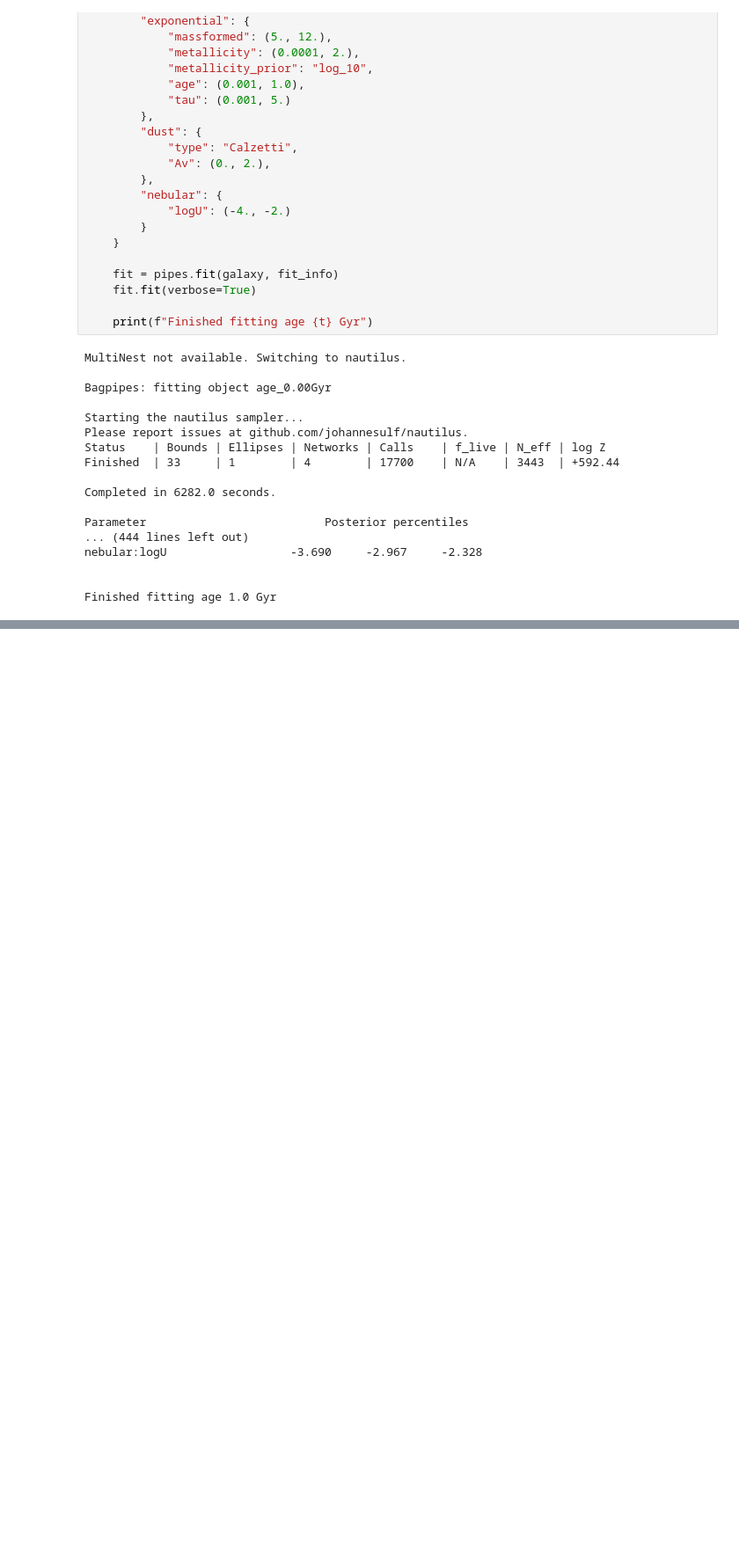
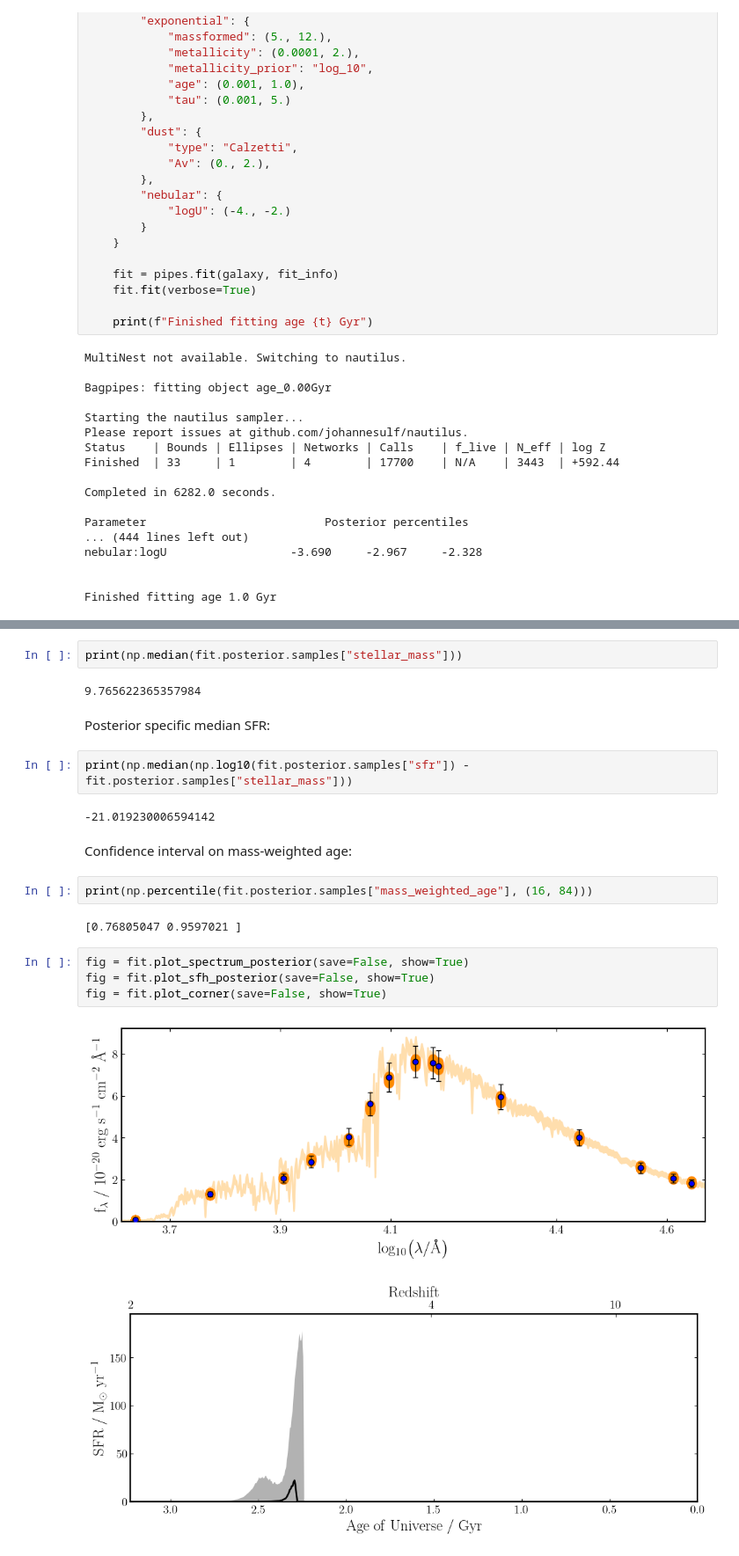
Before and after one commit to abbycrowther/star-formation-histories, a Jupyter notebook: Code/fitting_photometry.ipynb, the cells around one changed output, grey strips where cells are left out. Shown at 88% size. Saved outputs shown, nothing was run; the diff lists cells and outputs as text; blank space fills up the shorter version.

Commit message:
analysis of posterior ino

```diff
--- a/Code/fitting_photometry.ipynb
+++ b/Code/fitting_photometry.ipynb
@@ -370,0 +398,23 @@ Finished fitting age 1.0 Gyr
+# %%
+print(np.median(fit.posterior.samples["stellar_mass"]))
+# %% [output]
+9.765622365357984
+# %% [markdown]
+Posterior specific median SFR:
+# %%
+print(np.median(np.log10(fit.posterior.samples["sfr"]) - fit.posterior.samples["stellar_mass"]))
+# %% [output]
+-21.019230006594142
+# %% [markdown]
+Confidence interval on mass-weighted age:
+# %%
+print(np.percentile(fit.posterior.samples["mass_weighted_age"], (16, 84)))
+# %% [output]
+[0.76805047 0.9597021 ]
+# %%
+fig = fit.plot_spectrum_posterior(save=False, show=True)
+fig = fit.plot_sfh_posterior(save=False, show=True)
+fig = fit.plot_corner(save=False, show=True)
+# %% [output]
+[figure, added]
+[figure, added]
```
Also changed, not shown: parts of 5 cells of this notebook, 2 other files.
